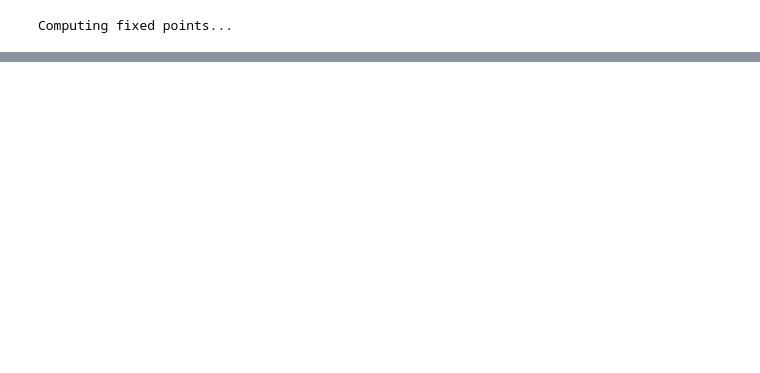
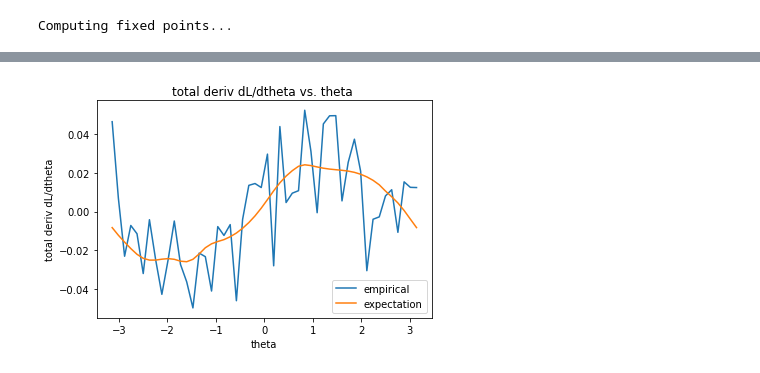
Before and after one commit to roshni714/ml-with-strategic-agents, a Jupyter notebook: learning.ipynb, the cells around one changed output, grey strips where cells are left out. Saved outputs shown, nothing was run; the diff lists cells and outputs as text; code cells hidden in the pictures; blank space fills up the shorter version.

```diff
--- a/learning.ipynb
+++ b/learning.ipynb
@@ -30 +31,5 @@ Min Loss: -0.2133409140547814
+# %%
+plot_total_derivative(agent_dist, sigma, q, f)
+# %% [output]
+[figure, added]
 # %%
```
Also changed, not shown: parts of 6 cells of this notebook.
